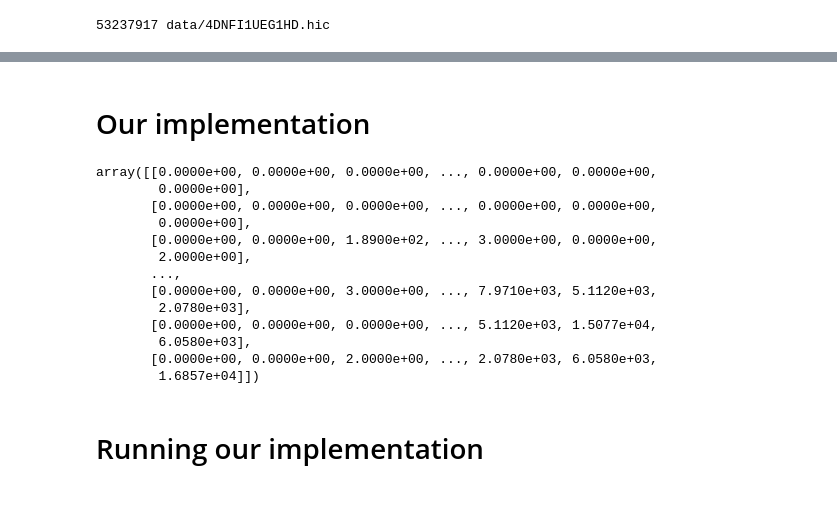
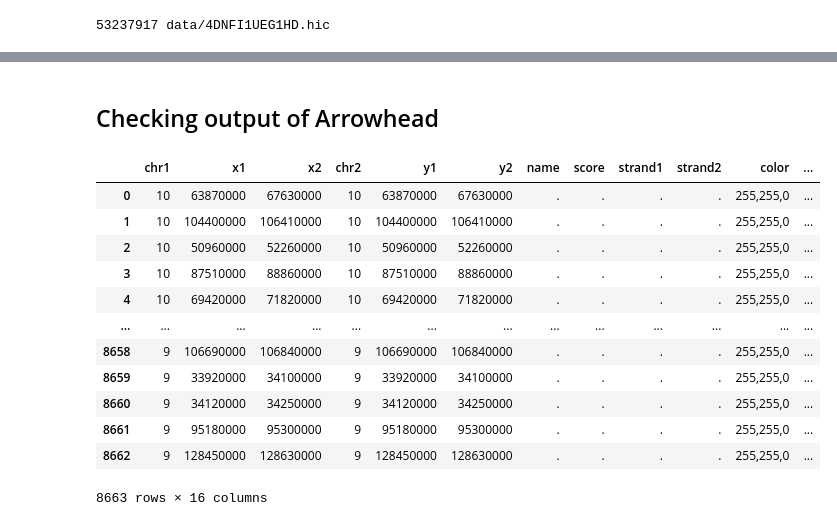
Before and after one commit to cinekele/tad, a Jupyter notebook: Solution.ipynb, the cells around one changed output, grey strips where cells are left out. Drawn from its saved outputs; the diff is of its cells as text; code cells hidden in the pictures.

Commit message:
add solution and arrowhead results

```diff
--- a/Solution.ipynb
+++ b/Solution.ipynb
@@ -249,29 +253,26 @@ max 24.0
 Arrowhead complete
-# %% [markdown]
-# Our implementation
-# %%
-# To get matrix as numpy
-# Example
-# hic.getMatrixZoomData(chrom1, chrom2, data_type, normalization, "BP", resolution)
-# data_type: 'observed' (previous default / "main" data) or 'oe' (observed/expected)
-# normalization: NONE, VC, VC_SQRT, KR, SCALE, etc.
-# resolution: typically 2500000, 1000000, 500000, 100000, 50000, 25000, 10000, 5000, etc.
-
-dnf_zoom = dnf_hic.getMatrixZoomData('11', '11', "observed", "NONE", "BP", 50000)
-dnf_zoom.getRecordsAsMatrix(0, 8_000_000, 0, 8_000_000)
-# %% [output]
-array([[0.0000e+00, 0.0000e+00, 0.0000e+00, ..., 0.0000e+00, 0.0000e+00,
-        0.0000e+00],
-       [0.0000e+00, 0.0000e+00, 0.0000e+00, ..., 0.0000e+00, 0.0000e+00,
-        0.0000e+00],
-       [0.0000e+00, 0.0000e+00, 1.8900e+02, ..., 3.0000e+00, 0.0000e+00,
-        2.0000e+00],
-       ...,
-       [0.0000e+00, 0.0000e+00, 3.0000e+00, ..., 7.9710e+03, 5.1120e+03,
-        2.0780e+03],
-       [0.0000e+00, 0.0000e+00, 0.0000e+00, ..., 5.1120e+03, 1.5077e+04,
-        6.0580e+03],
-       [0.0000e+00, 0.0000e+00, 2.0000e+00, ..., 2.0780e+03, 6.0580e+03,
-        1.6857e+04]])
-# %% [markdown]
-# Running our implementation
+# %% [markdown]
+## Checking output of Arrowhead
+# %%
+def read_juicer_bedpe(path: str) -> pd.DataFrame:
+    df = pd.read_csv(path, sep="\t", skiprows=[1])
+    df.rename(columns={"#chr1": "chr1"}, inplace=True)
+    return df
+
+
+dnf_5000 = read_juicer_bedpe("results/4DNFI1UEG1HD/10000_blocks.bedpe")
+dnf_5000
+# %% [output]
+|  | chr1 | x1 | x2 | chr2 | y1 | y2 | name | score | strand1 | strand2 | color | ... |
+| 0 | 10 | 63870000 | 67630000 | 10 | 63870000 | 67630000 | . | . | . | . | 255,255,0 | ... |
+| 1 | 10 | 104400000 | 106410000 | 10 | 104400000 | 106410000 | . | . | . | . | 255,255,0 | ... |
+| 2 | 10 | 50960000 | 52260000 | 10 | 50960000 | 52260000 | . | . | . | . | 255,255,0 | ... |
+| 3 | 10 | 87510000 | 88860000 | 10 | 87510000 | 88860000 | . | . | . | . | 255,255,0 | ... |
+| 4 | 10 | 69420000 | 71820000 | 10 | 69420000 | 71820000 | . | . | . | . | 255,255,0 | ... |
+| ... | ... | ... | ... | ... | ... | ... | ... | ... | ... | ... | ... | ... |
+| 8658 | 9 | 106690000 | 106840000 | 9 | 106690000 | 106840000 | . | . | . | . | 255,255,0 | ... |
+| 8659 | 9 | 33920000 | 34100000 | 9 | 33920000 | 34100000 | . | . | . | . | 255,255,0 | ... |
+| 8660 | 9 | 34120000 | 34250000 | 9 | 34120000 | 34250000 | . | . | . | . | 255,255,0 | ... |
+| 8661 | 9 | 95180000 | 95300000 | 9 | 95180000 | 95300000 | . | . | . | . | 255,255,0 | ... |
+| 8662 | 9 | 128450000 | 128630000 | 9 | 128450000 | 128630000 | . | . | . | . | 255,255,0 | ... |
+8663 rows × 16 columns
```
Also changed, not shown: parts of 12 cells of this notebook, 5 other files.
